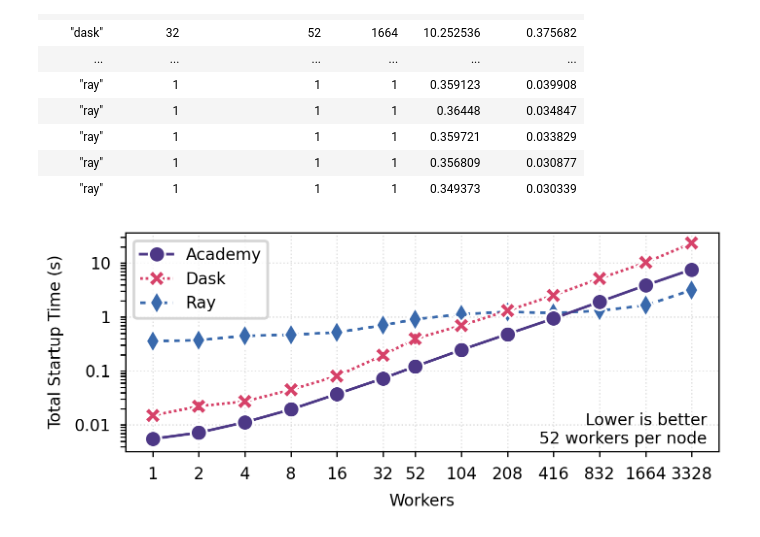
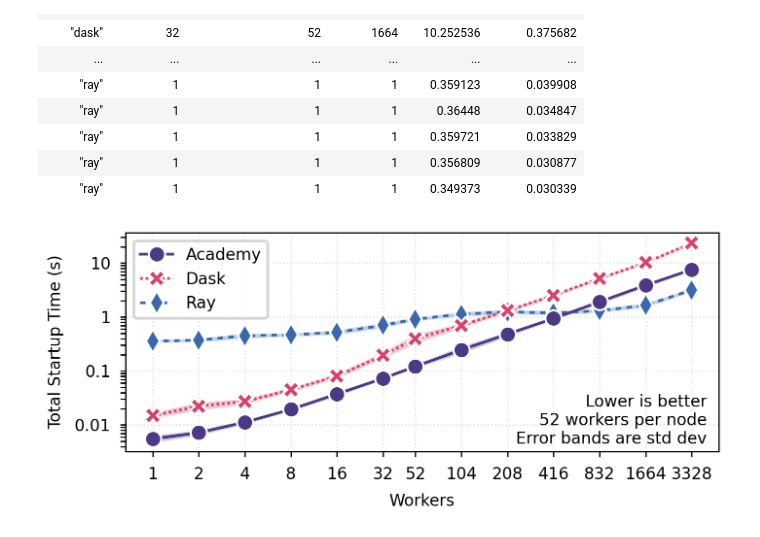
Before and after one commit to proxystore/sc25-evaluation, a Jupyter notebook: notebooks/01-actor-launch-latency.ipynb, the cells around one changed output. Drawn from its saved outputs; the diff is of its cells as text; code cells hidden in the pictures.

```diff
--- a/notebooks/01-actor-launch-latency.ipynb
+++ b/notebooks/01-actor-launch-latency.ipynb
@@ -61,7 +61,7 @@ handle = seaborn.lineplot(
     hue='framework',
     hue_order=['ray', 'dask', 'aeris'],
     errorbar='sd',
-    err_style='bars',
+    # err_style='bars',
     style='framework',
     dashes=dashes,
     markers=markers,
@@ -71,32 +71,32 @@ handle = seaborn.lineplot(
 handles, _ = axs.get_legend_handles_labels()
 axs.legend(
     handles=handles[::-1],
     title=None,
     labels=['Academy', 'Dask', 'Ray'],
 )
 _ = handle.set(
     xscale='log',
     yscale='log',
     xlabel='Workers',
     ylabel='Total Startup Time (s)',
 )
 handle.set_xticks(xticks, minor=False)
 handle.set_xticklabels([str(x) for x in xticks])
 axs.tick_params(axis='x', which='minor', bottom=False)
 handle.set_yticks(yticks, minor=False)
 handle.set_yticklabels([str(y) for y in yticks])
 
 axs.annotate(
-    'Lower is better\n52 workers per node',
+    'Lower is better\n52 workers per node\nError bands are std dev',
     xy=(0.98, 0.02),
     xycoords=('axes fraction'),
     ha='right',
     va='bottom',
 )
 
 fig.tight_layout()
 plt.draw()
 fig.set_size_inches(3.35, 1.25)
 fig.savefig('figures/actor-launch-latency.pdf')
 # %% [output]
-[figure, old version]
+[figure, new version]
```
Also changed, not shown: 15 other files.
